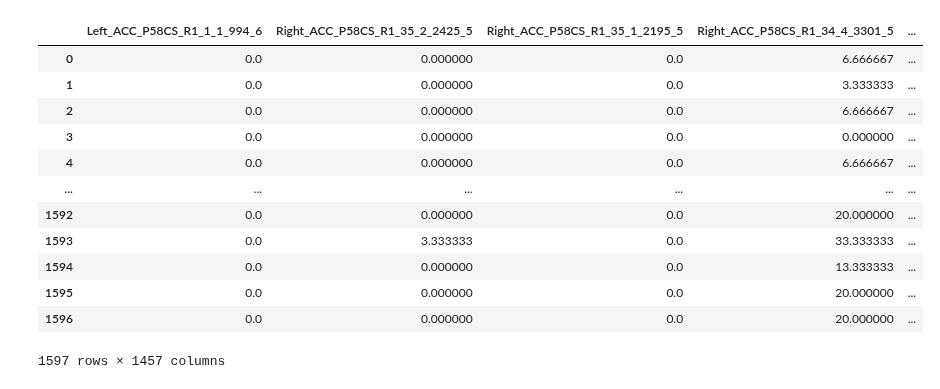
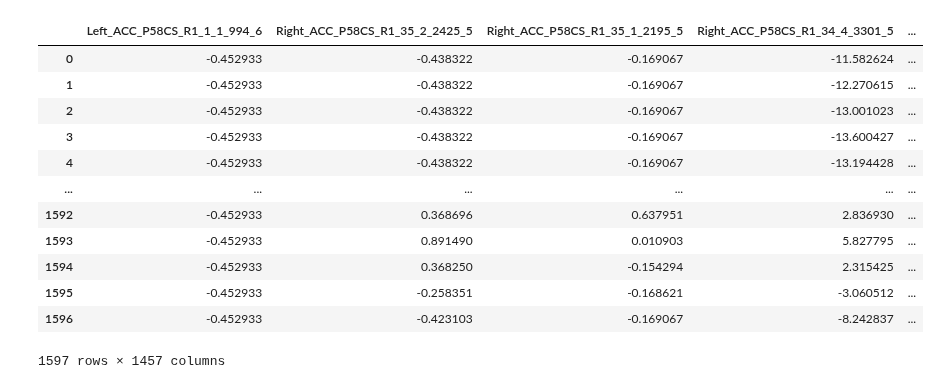
Before and after one commit to NuttidaLab/movie_analysis, a Jupyter notebook: code/preprocessing.ipynb, the cells around one changed output. Cells and saved outputs as stored; diff of their text form; code cells hidden in the pictures.

```diff
--- a/code/preprocessing.ipynb
+++ b/code/preprocessing.ipynb
@@ -45,18 +22,61 @@ def get_rates_by_time(spikes_df, bin_dur):
+# %%
+from scipy.ndimage import gaussian_filter1d
+
+def get_rates_by_time(spikes_df, bin_dur):
+
+    # ends of encoding & baseline
+    enc_stop, base_stop = spikes_df['base_start'][0], spikes_df['base_stop'][0]
+
+    # binning
+    enc_bin_edges = np.arange(0, enc_stop + bin_dur, bin_dur)
+    base_bin_edges = np.arange(enc_stop, base_stop + bin_dur, bin_dur)
+
+    # init
+    time_by_rates = np.zeros((len(enc_bin_edges)-1,
+                              len(spikes_df)))
+
+    col_names = []
+
+    for id, neur in spikes_df.iterrows():
+
+        col_name = neur['hemi'] + '_' + neur['region'] + '_' + neur['neur_id']
+        col_names.append(col_name)
+
+        # get enc rates per bin
+        enc_spike_counts, _ = np.histogram(neur['enc_spikes'], bins=enc_bin_edges)
+        enc_rates = enc_spike_counts / bin_dur
+
+        # get base rates per bin
+        base_spike_counts, _ = np.histogram(neur['enc_spikes'], bins=enc_bin_edges)
+        base_rates = base_spike_counts / bin_dur
+
+        # norm
+        base_mean, base_sd = np.mean(base_rates), np.std(base_rates)
+        enc_rate_normed = (enc_rates - base_mean)# / base_sd
+
+        # smoothing
+        enc_rate_smoothed = gaussian_filter1d(enc_rate_normed, sigma=1)
+
+        # save
+        time_by_rates[:, id] = enc_rate_smoothed
+
+    return pd.DataFrame(time_by_rates, columns=col_names)
 # %%
 rates_by_time = get_rates_by_time(spikes_df, bin_dur=.3)
+rates_by_time.to_parquet('../data/bin/spikes/rates_by_time.parquet', index=False)
 rates_by_time
 # %% [output]
 |  | Left_ACC_P58CS_R1_1_1_994_6 | Right_ACC_P58CS_R1_35_2_2425_5 | Right_ACC_P58CS_R1_35_1_2195_5 | Right_ACC_P58CS_R1_34_4_3301_5 | ... |
-| 0 | 0.0 | 0.000000 | 0.0 | 6.666667 | ... |
-| 1 | 0.0 | 0.000000 | 0.0 | 3.333333 | ... |
-| 2 | 0.0 | 0.000000 | 0.0 | 6.666667 | ... |
-| 3 | 0.0 | 0.000000 | 0.0 | 0.000000 | ... |
-| 4 | 0.0 | 0.000000 | 0.0 | 6.666667 | ... |
+| 0 | -0.452933 | -0.438322 | -0.169067 | -11.582624 | ... |
+| 1 | -0.452933 | -0.438322 | -0.169067 | -12.270615 | ... |
+| 2 | -0.452933 | -0.438322 | -0.169067 | -13.001023 | ... |
+| 3 | -0.452933 | -0.438322 | -0.169067 | -13.600427 | ... |
+| 4 | -0.452933 | -0.438322 | -0.169067 | -13.194428 | ... |
 | ... | ... | ... | ... | ... | ... |
-| 1592 | 0.0 | 0.000000 | 0.0 | 20.000000 | ... |
-| 1593 | 0.0 | 3.333333 | 0.0 | 33.333333 | ... |
-| 1594 | 0.0 | 0.000000 | 0.0 | 13.333333 | ... |
-| 1595 | 0.0 | 0.000000 | 0.0 | 20.000000 | ... |
-| 1596 | 0.0 | 0.000000 | 0.0 | 20.000000 | ... |
+| 1592 | -0.452933 | 0.368696 | 0.637951 | 2.836930 | ... |
+| 1593 | -0.452933 | 0.891490 | 0.010903 | 5.827795 | ... |
+| 1594 | -0.452933 | 0.368250 | -0.154294 | 2.315425 | ... |
+| 1595 | -0.452933 | -0.258351 | -0.168621 | -3.060512 | ... |
+| 1596 | -0.452933 | -0.423103 | -0.169067 | -8.242837 | ... |
 1597 rows × 1457 columns
 # %% [markdown]
```
Also changed, not shown: parts of 7 cells of this notebook, 3 other files.
